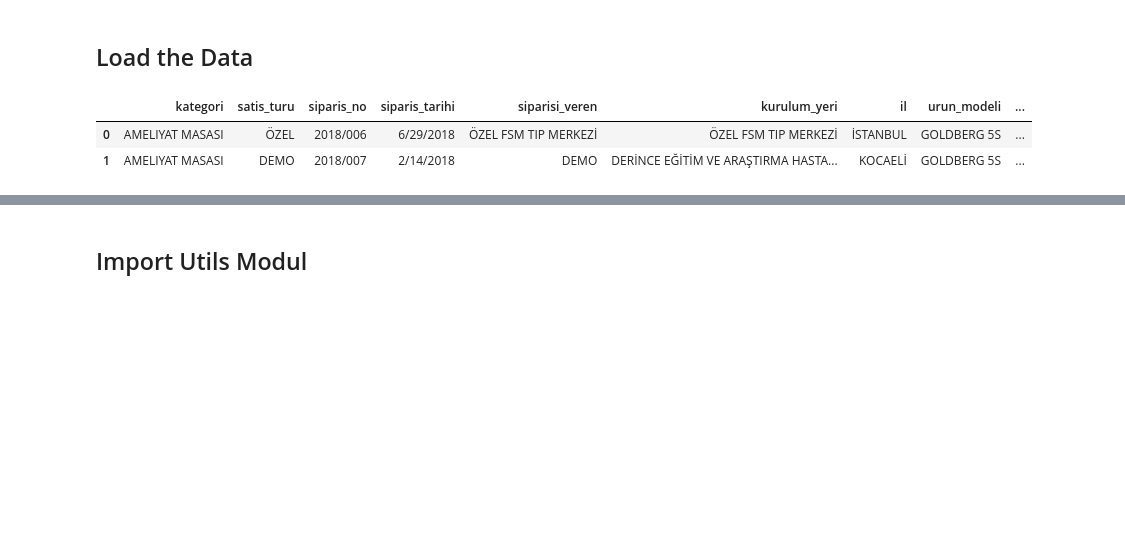
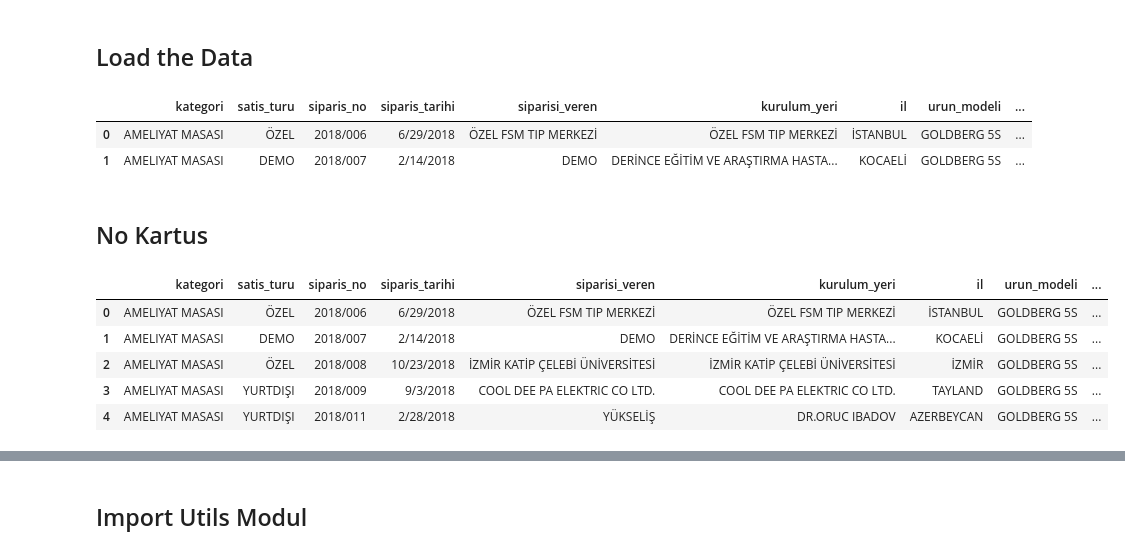
Before and after one commit to Duygu-Jones/LLM_Playground, a Jupyter notebook: 01_EDA/FEATURES/04_Siparis_Teslim_IrsaliyeDate_TeslimSure/Duygu/Duygu_EDA_NOTEBOOK.ipynb, the cells around one changed output, grey strips where cells are left out. Saved outputs shown, nothing was run; the diff lists cells and outputs as text; code cells hidden in the pictures; blank space fills up the shorter version.

Commit message:
eda-duygu-devam 29ekim

```diff
--- a/01_EDA/FEATURES/04_Siparis_Teslim_IrsaliyeDate_TeslimSure/Duygu/Duygu_EDA_NOTEBOOK.ipynb
+++ b/01_EDA/FEATURES/04_Siparis_Teslim_IrsaliyeDate_TeslimSure/Duygu/Duygu_EDA_NOTEBOOK.ipynb
@@ -104,3 +104,23 @@ df.head(2)
 |  | kategori | satis_turu | siparis_no | siparis_tarihi | siparisi_veren | kurulum_yeri | il | urun_modeli | ... |
 | 0 | AMELIYAT MASASI | ÖZEL | 2018/006 | 6/29/2018 | ÖZEL FSM TIP MERKEZİ | ÖZEL FSM TIP MERKEZİ | İSTANBUL | GOLDBERG 5S | ... |
 | 1 | AMELIYAT MASASI | DEMO | 2018/007 | 2/14/2018 | DEMO | DERİNCE EĞİTİM VE ARAŞTIRMA HASTA... | KOCAELİ | GOLDBERG 5S | ... |
+# %% [markdown]
+## No Kartus
+# %%
+# 'KARTUS' kategorisini filtreleyip ek sütunları drop etme:
+df_filtered = df[df['kategori'] != 'KARTUS'].drop(columns=['solusyon_fatura', 'bidon_acilisi', 'aciklama'])
+# %%
+# date_columns DataFrame'ini CSV olarak kaydetme
+df_filtered.to_csv('data_NoKartus_29Ekim.csv', index=False)
+
+df_noKartus = pd.read_csv('data_NoKartus_29Ekim.csv')
+df = df_noKartus.copy()
+
+df.head()
+# %% [output]
+|  | kategori | satis_turu | siparis_no | siparis_tarihi | siparisi_veren | kurulum_yeri | il | urun_modeli | ... |
+| 0 | AMELIYAT MASASI | ÖZEL | 2018/006 | 6/29/2018 | ÖZEL FSM TIP MERKEZİ | ÖZEL FSM TIP MERKEZİ | İSTANBUL | GOLDBERG 5S | ... |
+| 1 | AMELIYAT MASASI | DEMO | 2018/007 | 2/14/2018 | DEMO | DERİNCE EĞİTİM VE ARAŞTIRMA HASTA... | KOCAELİ | GOLDBERG 5S | ... |
+| 2 | AMELIYAT MASASI | ÖZEL | 2018/008 | 10/23/2018 | İZMİR KATİP ÇELEBİ ÜNİVERSİTESİ | İZMİR KATİP ÇELEBİ ÜNİVERSİTESİ | İZMİR | GOLDBERG 5S | ... |
+| 3 | AMELIYAT MASASI | YURTDIŞI | 2018/009 | 9/3/2018 | COOL DEE PA ELEKTRIC CO LTD. | COOL DEE PA ELEKTRIC CO LTD. | TAYLAND | GOLDBERG 5S | ... |
+| 4 | AMELIYAT MASASI | YURTDIŞI | 2018/011 | 2/28/2018 | YÜKSELİŞ | DR.ORUC IBADOV | AZERBEYCAN | GOLDBERG 5S | ... |
```
Also changed, not shown: parts of 16 cells of this notebook, 4 other files.
